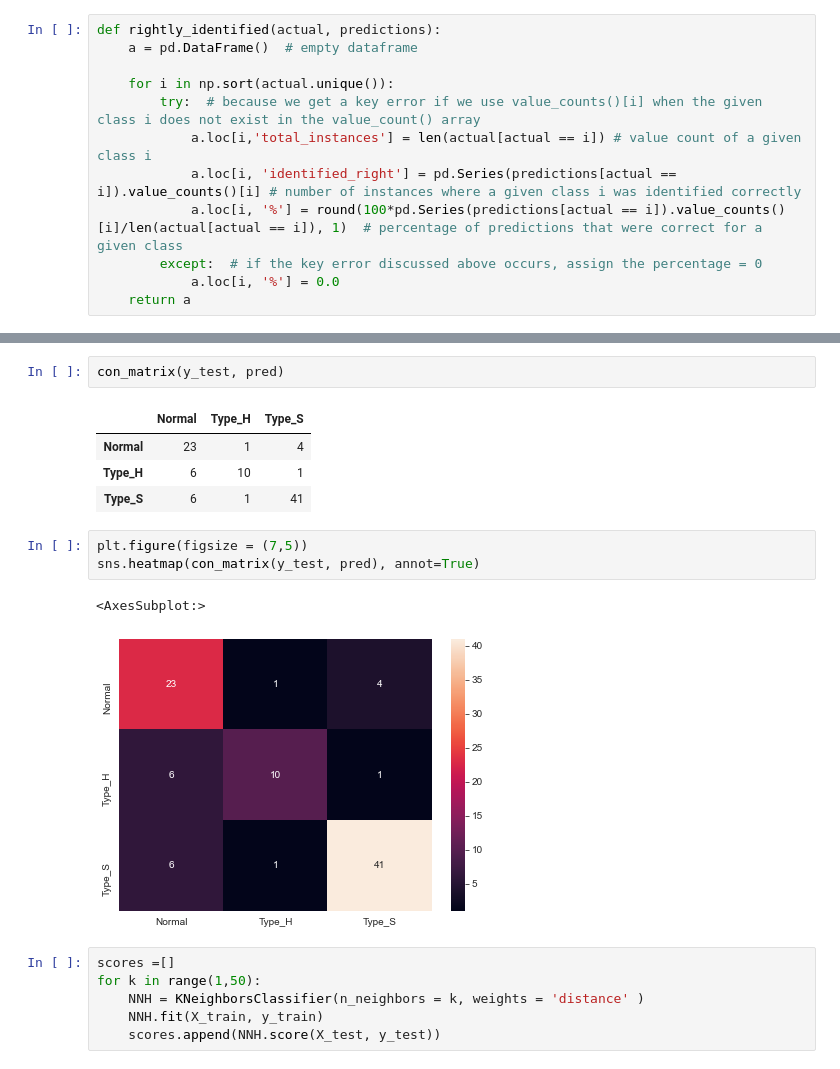
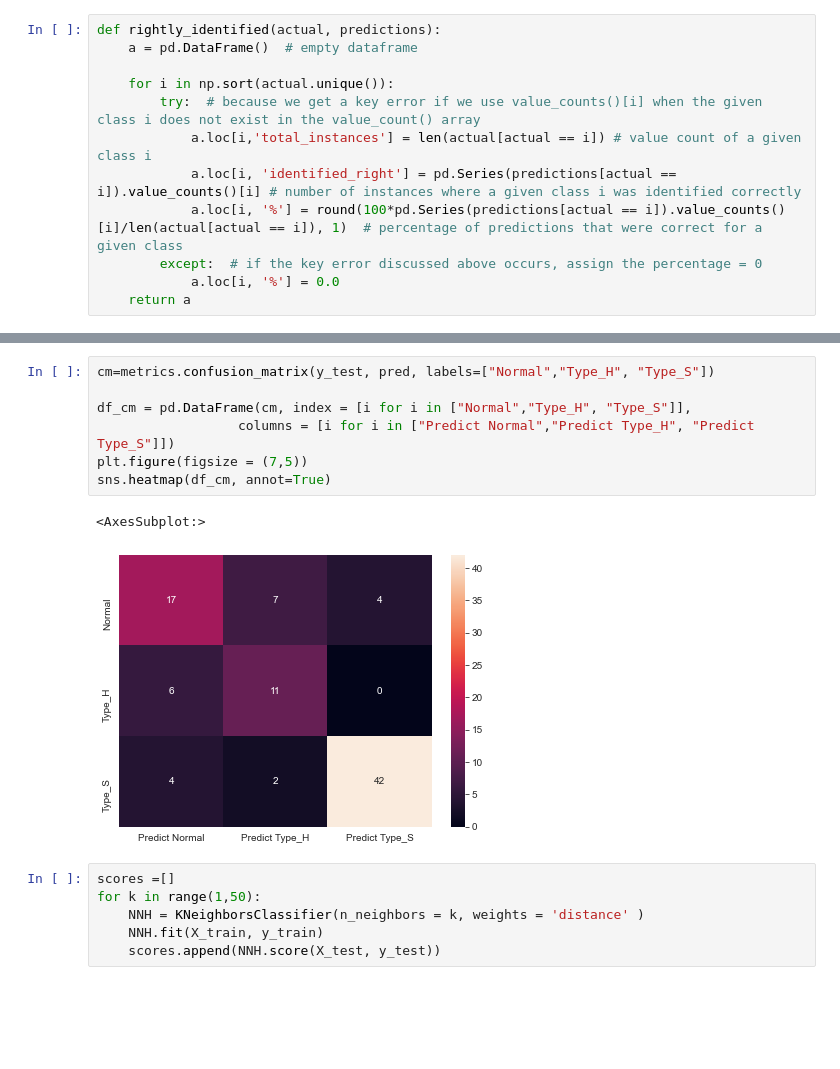
Before and after one commit to SelvamRaju/Supervised-Learning, a Jupyter notebook: Part-1/Part-1-Healthcare.ipynb, the cells around one changed output, grey strips where cells are left out. Cells and saved outputs as stored; diff of their text form; blank space fills up the shorter version.

```diff
--- a/Part-1/Part-1-Healthcare.ipynb
+++ b/Part-1/Part-1-Healthcare.ipynb
@@ -330,16 +319,13 @@ def con_matrix(actual, predictions):
-# %%
-con_matrix(y_test, pred)
-# %% [output]
-|  | Normal | Type_H | Type_S |
-| Normal | 23 | 1 | 4 |
-| Type_H | 6 | 10 | 1 |
-| Type_S | 6 | 1 | 41 |
-# %%
-plt.figure(figsize = (7,5))
-sns.heatmap(con_matrix(y_test, pred), annot=True)
-# %% [output]
-<AxesSubplot:>
-[figure, removed]
+# %%
+cm=metrics.confusion_matrix(y_test, pred, labels=["Normal","Type_H", "Type_S"])
+
+df_cm = pd.DataFrame(cm, index = [i for i in ["Normal","Type_H", "Type_S"]],
+                  columns = [i for i in ["Predict Normal","Predict Type_H", "Predict Type_S"]])
+plt.figure(figsize = (7,5))
+sns.heatmap(df_cm, annot=True)
+# %% [output]
+<AxesSubplot:>
+[figure, added]
 # %%
 scores =[]
 for k in range(1,50):
```
Also changed, not shown: parts of 5 cells of this notebook, 2 other files.
